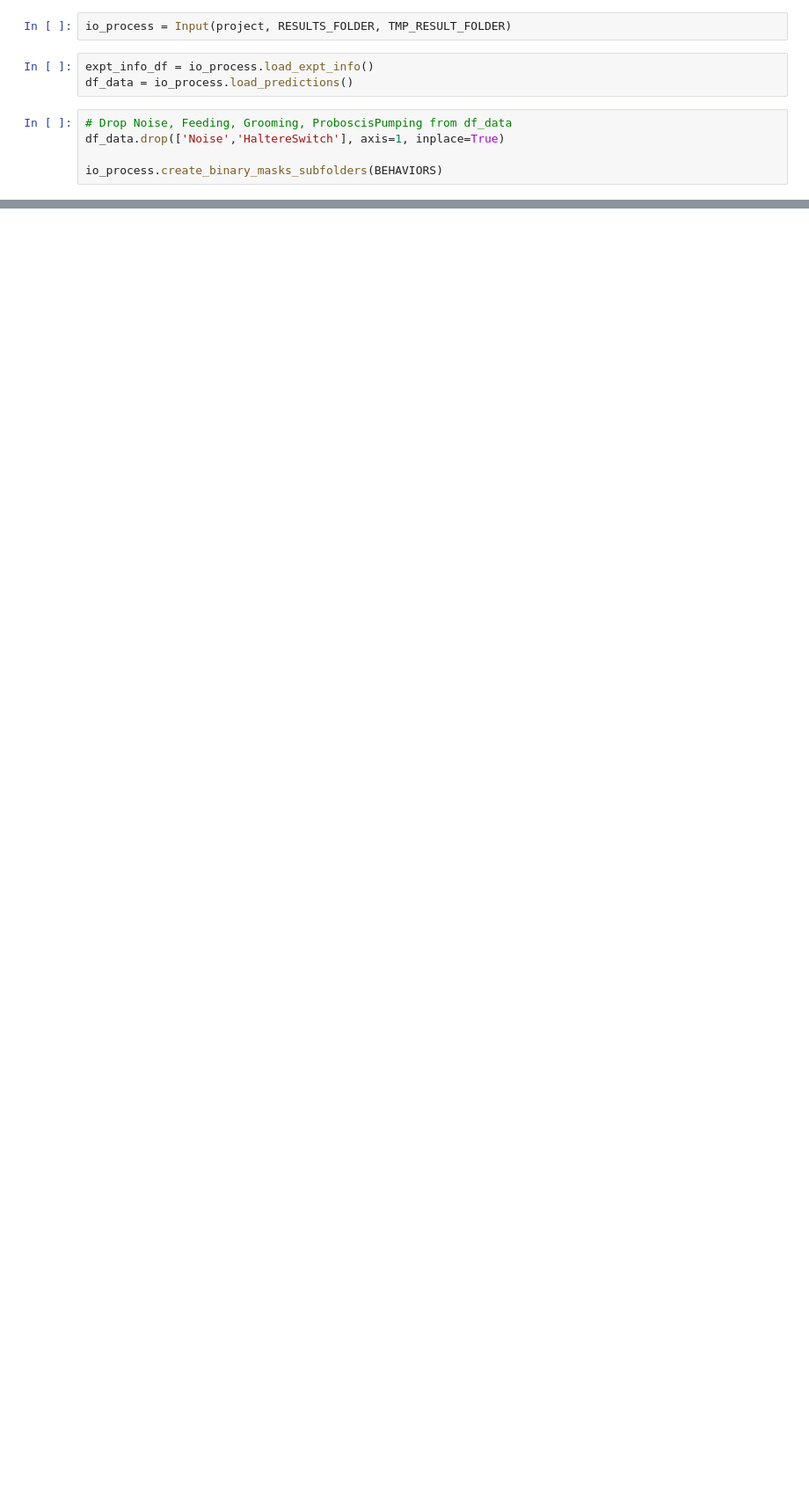
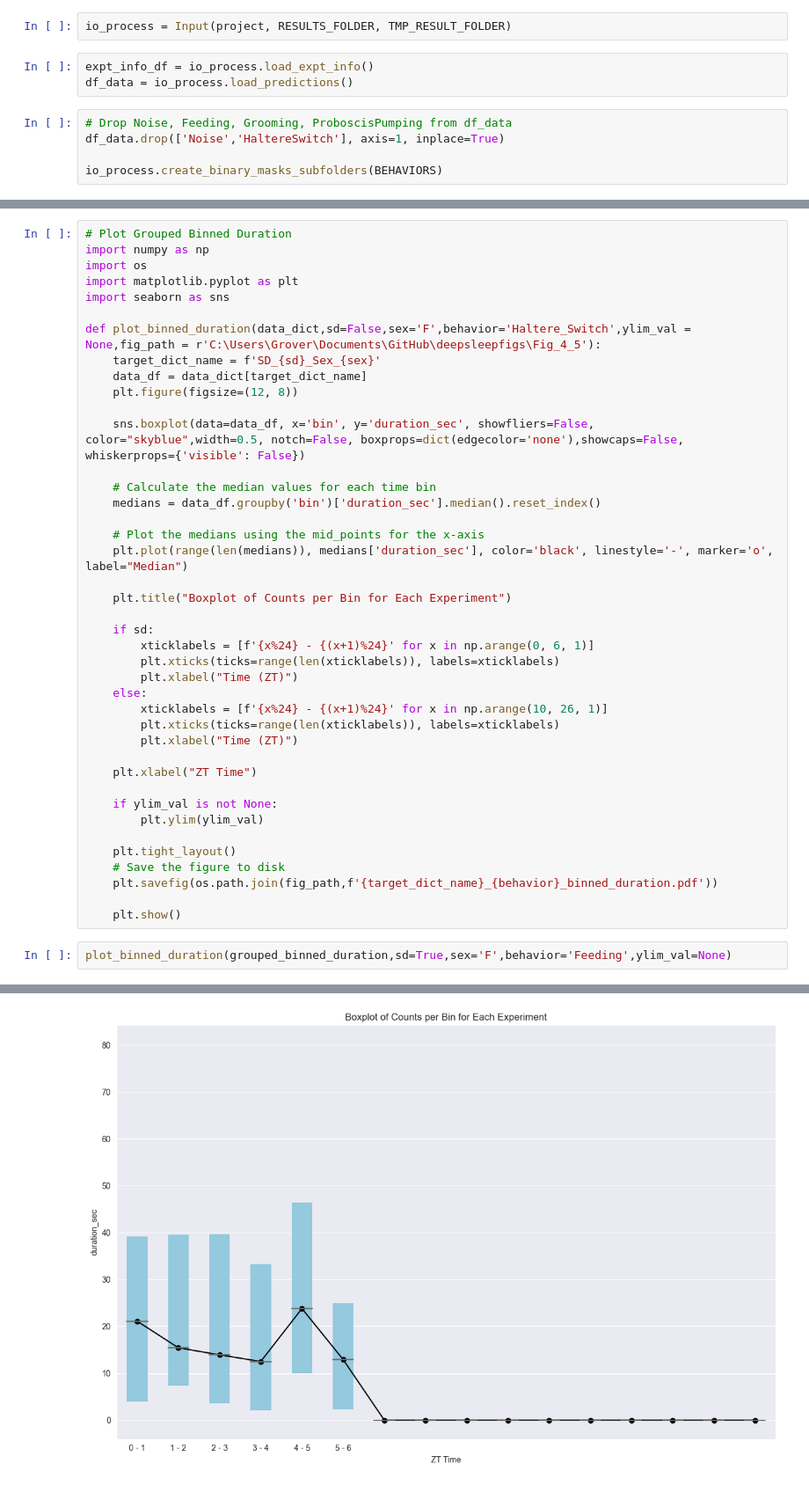
Before and after one commit to bo1929/basty, a Jupyter notebook: scripts/paper_figures/process_feeding.ipynb, the cells around one changed output, grey strips where cells are left out. Shown: that part at 88% size. Saved outputs shown, nothing was run; the diff lists cells and outputs as text; blank space fills up the shorter version.

```diff
--- a/scripts/paper_figures/process_feeding.ipynb
+++ b/scripts/paper_figures/process_feeding.ipynb
@@ -35,0 +296,44 @@ io_process.create_binary_masks_subfolders(BEHAVIORS)
+# %%
+# Plot Grouped Binned Duration
+import numpy as np
+import os
+import matplotlib.pyplot as plt
+import seaborn as sns
+
+def plot_binned_duration(data_dict,sd=False,sex='F',behavior='Haltere_Switch',ylim_val = None,fig_path = r'C:\Users\Grover\Documents\GitHub\deepsleepfigs\Fig_4_5'):
+    target_dict_name = f'SD_{sd}_Sex_{sex}'
+    data_df = data_dict[target_dict_name]
+    plt.figure(figsize=(12, 8))
+
+    sns.boxplot(data=data_df, x='bin', y='duration_sec', showfliers=False, color="skyblue",width=0.5, notch=False, boxprops=dict(edgecolor='none'),showcaps=False, whiskerprops={'visible': False})
+
+    # Calculate the median values for each time bin
+    medians = data_df.groupby('bin')['duration_sec'].median().reset_index()
+
+    # Plot the medians using the mid_points for the x-axis
+    plt.plot(range(len(medians)), medians['duration_sec'], color='black', linestyle='-', marker='o', label="Median")
+
+    plt.title("Boxplot of Counts per Bin for Each Experiment")
+
+    if sd:
+        xticklabels = [f'{x%24} - {(x+1)%24}' for x in np.arange(0, 6, 1)]
+        plt.xticks(ticks=range(len(xticklabels)), labels=xticklabels)
+        plt.xlabel("Time (ZT)")
+    else:
+        xticklabels = [f'{x%24} - {(x+1)%24}' for x in np.arange(10, 26, 1)]
+        plt.xticks(ticks=range(len(xticklabels)), labels=xticklabels)
+        plt.xlabel("Time (ZT)")
+
+    plt.xlabel("ZT Time")
+
+    if ylim_val is not None:
+        plt.ylim(ylim_val)
+
+    plt.tight_layout()
+    # Save the figure to disk
+    plt.savefig(os.path.join(fig_path,f'{target_dict_name}_{behavior}_binned_duration.pdf'))
+
+    plt.show()
+# %%
+plot_binned_duration(grouped_binned_duration,sd=True,sex='F',behavior='Feeding',ylim_val=None)
+# %% [output]
@@ -35,0 +357 @@ io_process.create_binary_masks_subfolders(BEHAVIORS)
+[figure, added]
```
Also changed, not shown: parts of 19 cells of this notebook, 3 other files.
